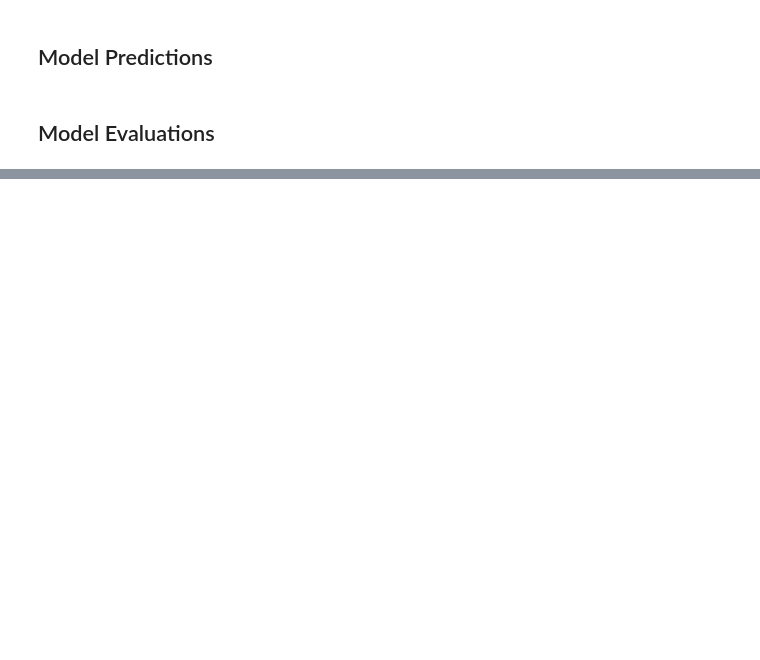
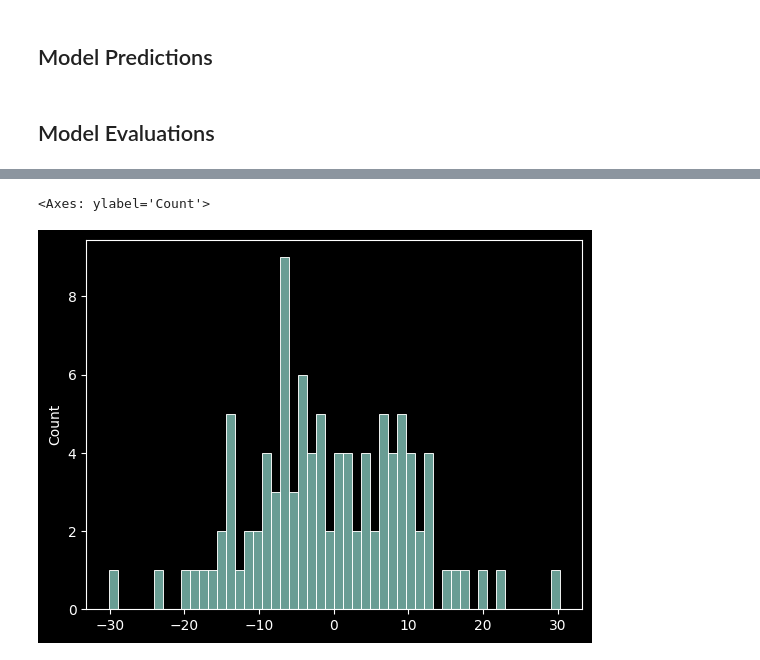
Before and after one commit to quantumudit/Ecommerce-Customer-Analysis, a Jupyter notebook: notebooks/03_modelling_experiments.ipynb, the cells around one changed output, grey strips where cells are left out. Cells and saved outputs as stored; diff of their text form; code cells hidden in the pictures; blank space fills up the shorter version.

```diff
--- a/notebooks/03_modelling_experiments.ipynb
+++ b/notebooks/03_modelling_experiments.ipynb
@@ -91,0 +139,5 @@ test_eval_metrics = regression_metrics(y_test, y_test_preds, X_test.shape)
+# %%
+sns.histplot((y_test - y_test_preds), bins=50)
+# %% [output]
+<Axes: ylabel='Count'>
+[figure, added]
```
Also changed, not shown: parts of 15 cells of this notebook.
